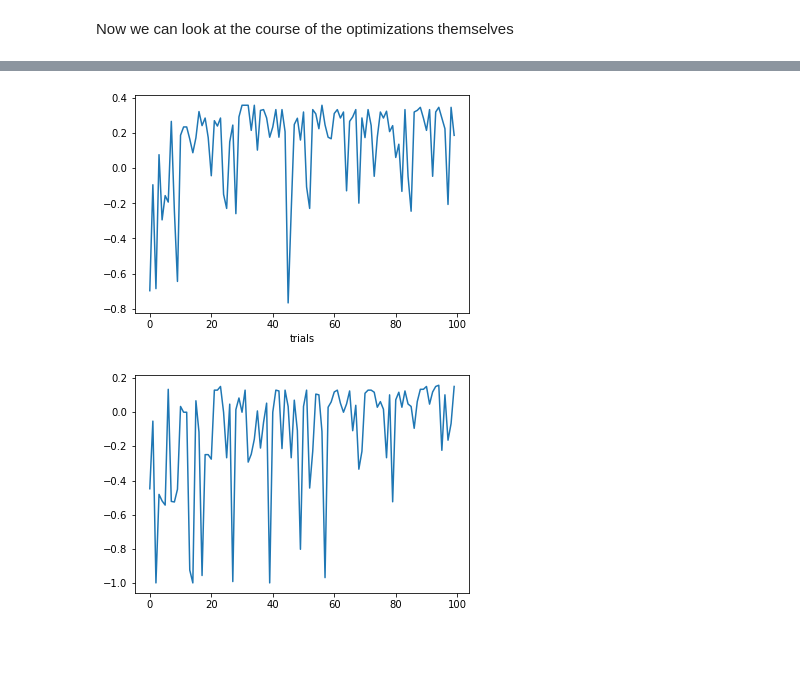
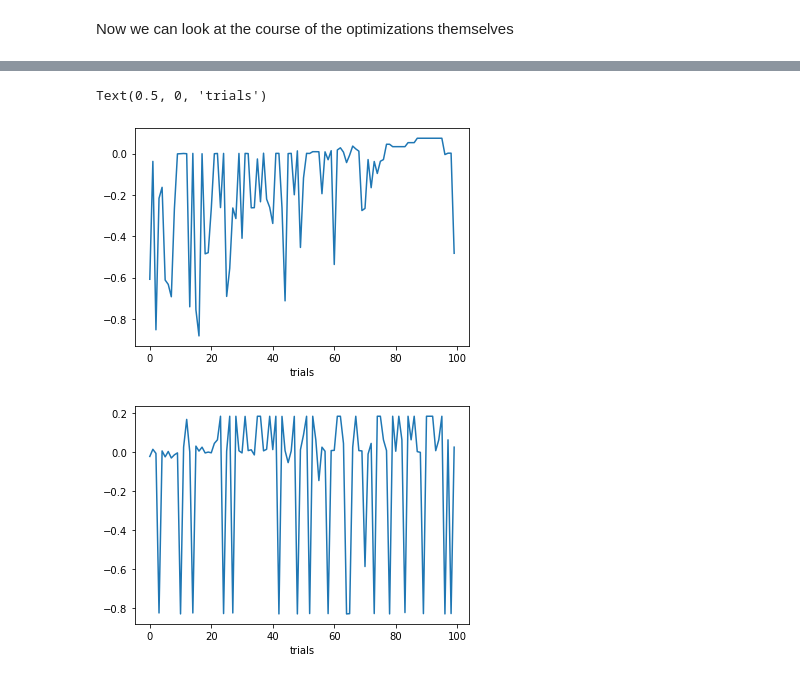
Before and after one commit to thullmann/overoptimism-clust-algo, a Jupyter notebook: notebooks/Optimizations/Optuna_Results_Analysis.ipynb, the cells around one changed output, grey strips where cells are left out. Saved outputs shown, nothing was run; the diff lists cells and outputs as text; code cells hidden in the pictures; blank space fills up the shorter version.

```diff
--- a/notebooks/Optimizations/Optuna_Results_Analysis.ipynb
+++ b/notebooks/Optimizations/Optuna_Results_Analysis.ipynb
@@ -103,11 +153,12 @@ df3 = ring_study.trials_dataframe(attrs=("number", "value", "params", "state"))
+# %%
+df2['value'].plot()
+plt.xlabel('trials')
+# %% [output]
+Text(0.5, 0, 'trials')
+[figure, added]
 # %%
-df1['value'].plot()
+df3['value'].plot()
 plt.xlabel('trials')
-plt.savefig('moons_verlauf.png')
+plt.savefig('rings_verlauf.png')
 # %% [output]
-[figure, old version]
+[figure, new version]
-# %%
-df2['value'].plot()
-plt.savefig('blobs_verlauf.png')
-# %% [output]
-[figure, removed]
```
Also changed, not shown: parts of 12 cells of this notebook, 36 other files.
